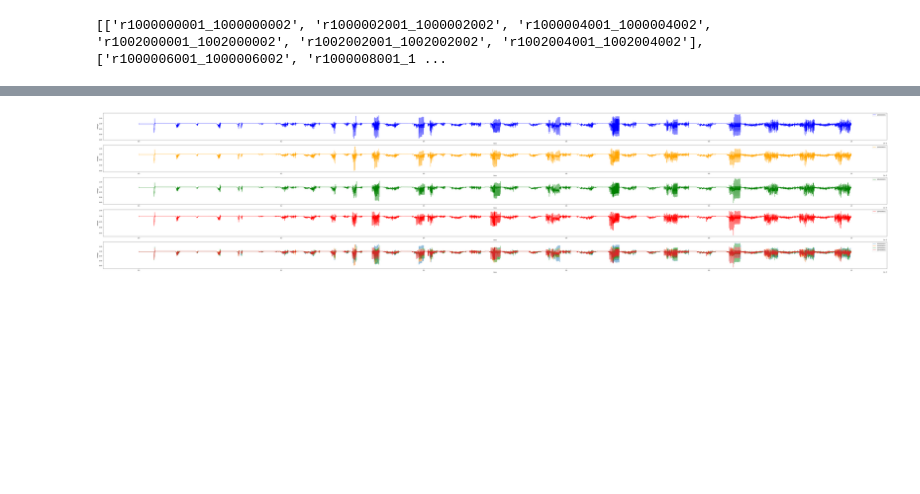
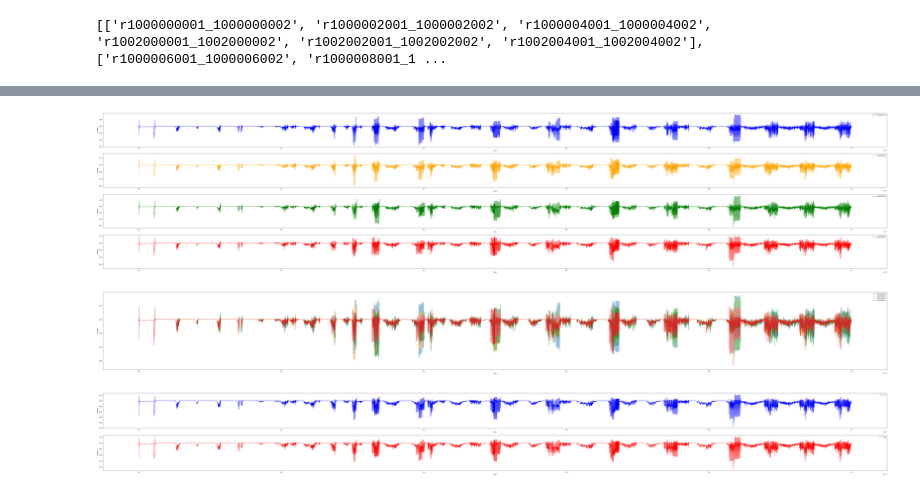
Before and after one commit to ardaersasskia/processer-pyspice, a Jupyter notebook: simulater.ipynb, the cells around one changed output, grey strips where cells are left out. Saved outputs shown, nothing was run; the diff lists cells and outputs as text; code cells hidden in the pictures; blank space fills up the shorter version.

```diff
--- a/simulater.ipynb
+++ b/simulater.ipynb
@@ -79,7 +72,7 @@ step_time='100p'
 # 仿真总时间
 end_time='10u'
 # 断点次数
-stop_number=10000
+stop_number=9750
 # 断点时间
 stop_time=cores_resistance[0].loc[:stop_number,'Time']
 # 根据spice的断点执行规则，
@@ -161,26 +154,47 @@ fig.savefig("./figure/V100-V1000000001.png",dpi=300)
 # %%
 # 每个核心单独画图
 pattern3=re.compile('r\d{10}')
 fig=plt.figure(figsize=(100,20))
 color=['red','green','orange','blue']
 i=1
 for core in Cores_Load_resistances:
-    ax=plt.subplot(len(Cores_Load_resistances)+1,1,i)
+    ax=plt.subplot(len(Cores_Load_resistances),1,i)
     plt_load=pattern3.findall(core[0])[0].replace('r','')
     plt.plot(np.array(analysis.time),np.array(analysis[plt_load]), label=plt_load,color=color.pop())
     plt.legend()
     plt.xlabel("time")
     plt.ylabel("voltage")
     i+=1
-ax=plt.subplot(len(Cores_Load_resistances)+1,1,i)
+plt.show()
+fig.savefig("./figure/loads.png",dpi=300)
+
+fig=plt.figure(figsize=(100,10))
 for core in Cores_Load_resistances:
     plt_load=pattern3.findall(core[0])[0].replace('r','')
     plt.plot(np.array(analysis.time),np.array(analysis[plt_load]), label=plt_load)
     plt.legend()
     plt.xlabel("time")
     plt.ylabel("voltage")
 plt.show()
 fig.savefig("./figure/load.png",dpi=300)
 plt.close()
 # %% [output]
-[figure, old version]
+[figure, new version]
+[figure, added]
+# %%
+# PDN取点画图
+fig=plt.figure(figsize=(100,10))
+ax=plt.subplot(2,1,1)
+plt.plot(np.array(analysis.time),np.array(analysis["13"]), label="13",color='blue')
+plt.legend()
+plt.xlabel("time")
+plt.ylabel("voltage")
+ax=plt.subplot(2,1,2)
+plt.plot(np.array(analysis.time),np.array(analysis["100"]), label="100",color='red')
+plt.legend()
+plt.xlabel("time")
+plt.ylabel("voltage")
+plt.show()
+fig.savefig("./figure/V100V13.png",dpi=300)
+# %% [output]
+[figure, added]
```
Also changed, not shown: parts of 3 cells of this notebook, 6 other files.
